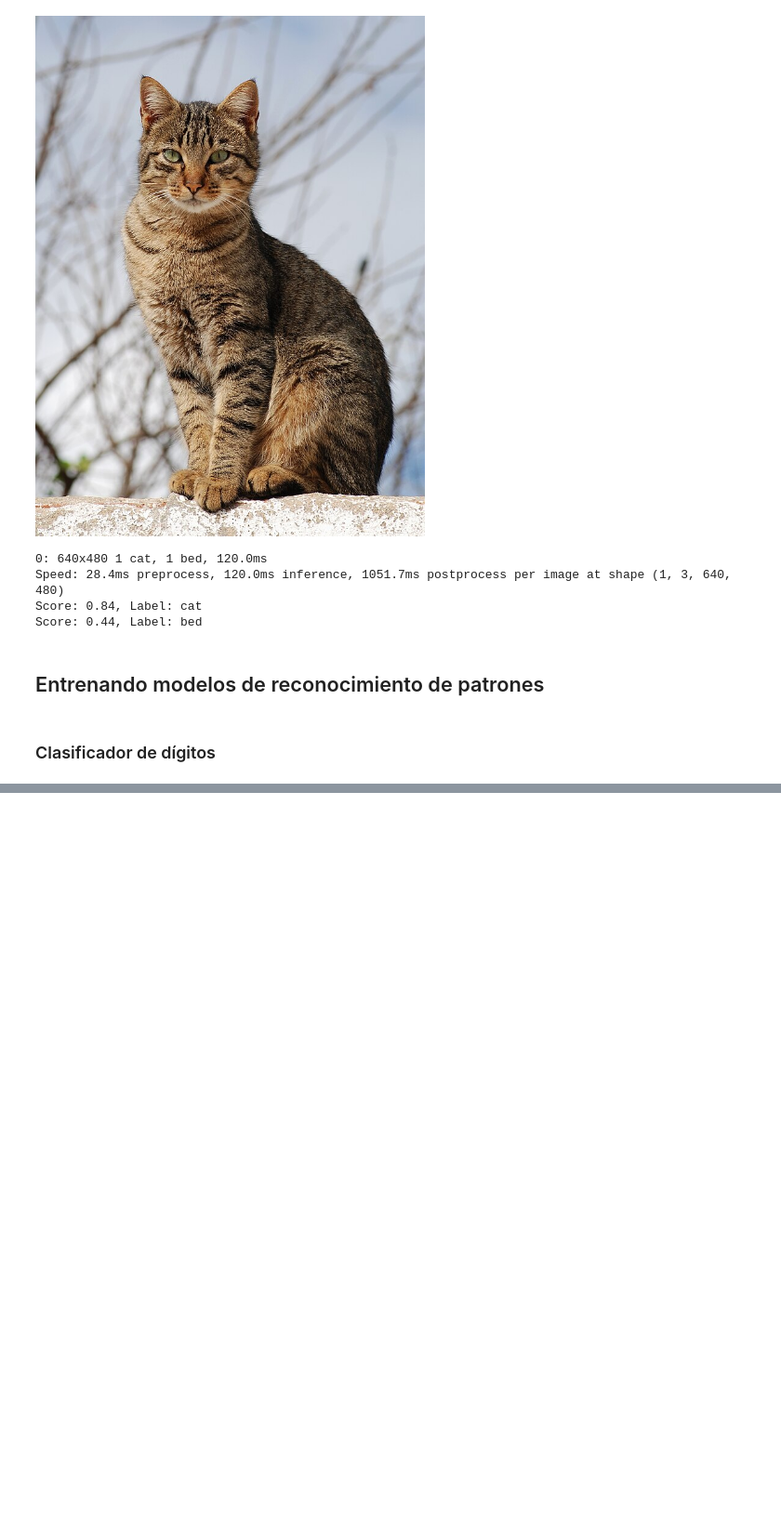
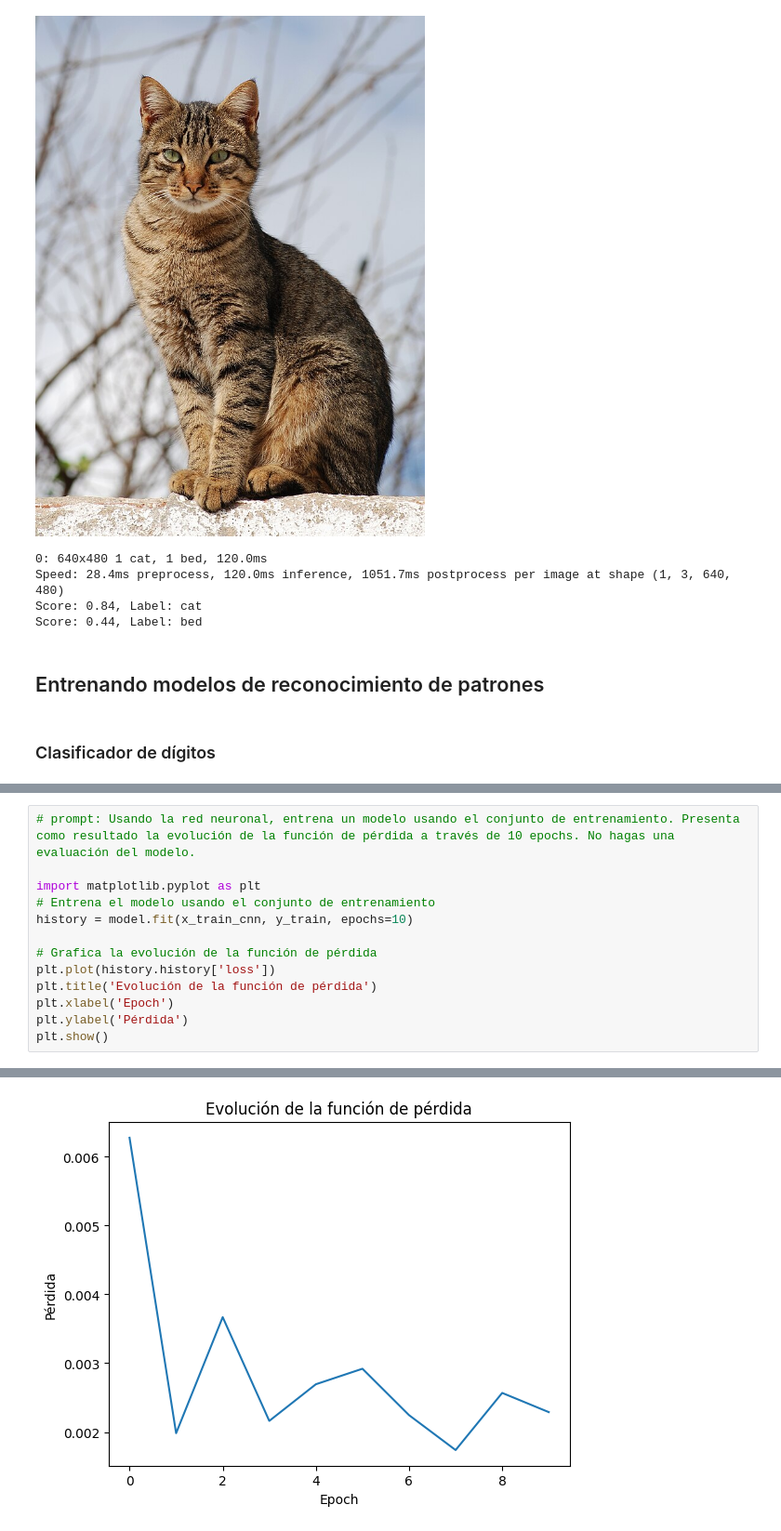
Before and after one commit to FranPuentes/iTI2025, a Jupyter notebook: 05 clasificación de imágenes.ipynb, the cells around one changed output, grey strips where cells are left out. Shown at 93% size. Drawn from its saved outputs; the diff is of its cells as text; blank space fills up the shorter version.

```diff
--- a/05 clasificación de imágenes.ipynb
+++ b/05 clasificación de imágenes.ipynb
@@ -68,0 +193,14 @@ Score: 0.44, Label: bed
+# %%
+# prompt: Usando la red neuronal, entrena un modelo usando el conjunto de entrenamiento. Presenta como resultado la evolución de la función de pérdida a través de 10 epochs. No hagas una evaluación del modelo.
+
+import matplotlib.pyplot as plt
+# Entrena el modelo usando el conjunto de entrenamiento
+history = model.fit(x_train_cnn, y_train, epochs=10)
+
+# Grafica la evolución de la función de pérdida
+plt.plot(history.history['loss'])
+plt.title('Evolución de la función de pérdida')
+plt.xlabel('Epoch')
+plt.ylabel('Pérdida')
+plt.show()
+# %% [output]
@@ -68,0 +227 @@ Score: 0.44, Label: bed
+[figure, added]
```
Also changed, not shown: parts of 11 cells of this notebook, 3 other files.
